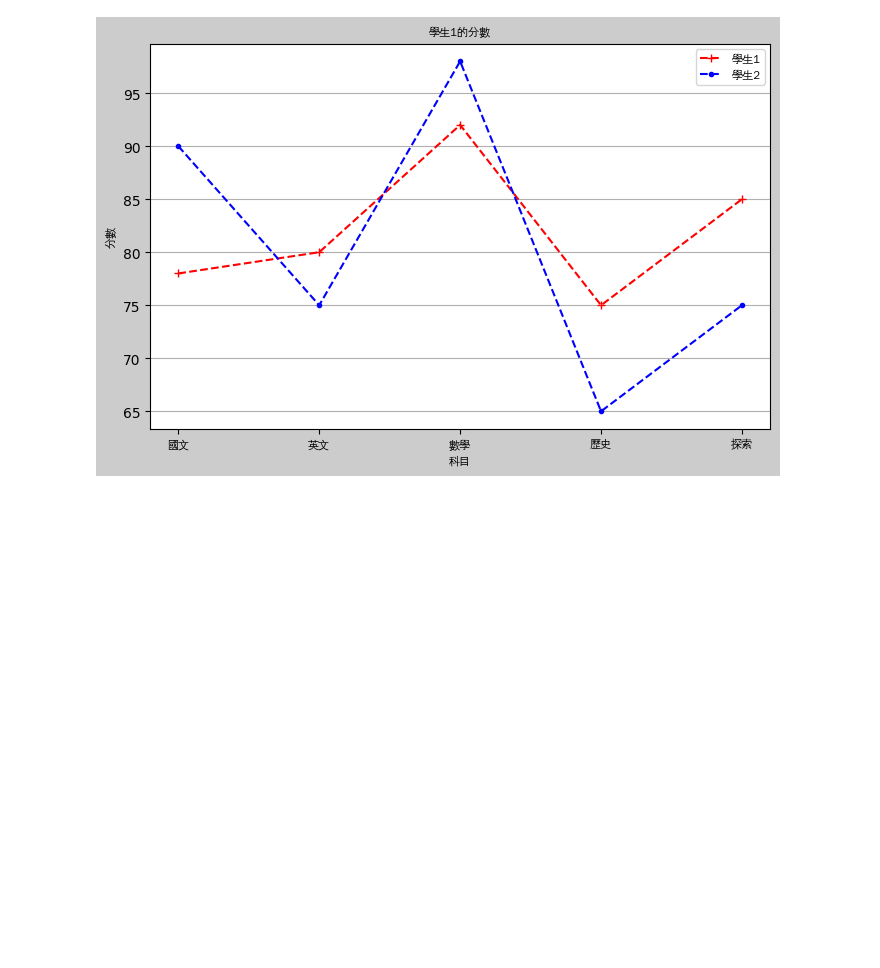
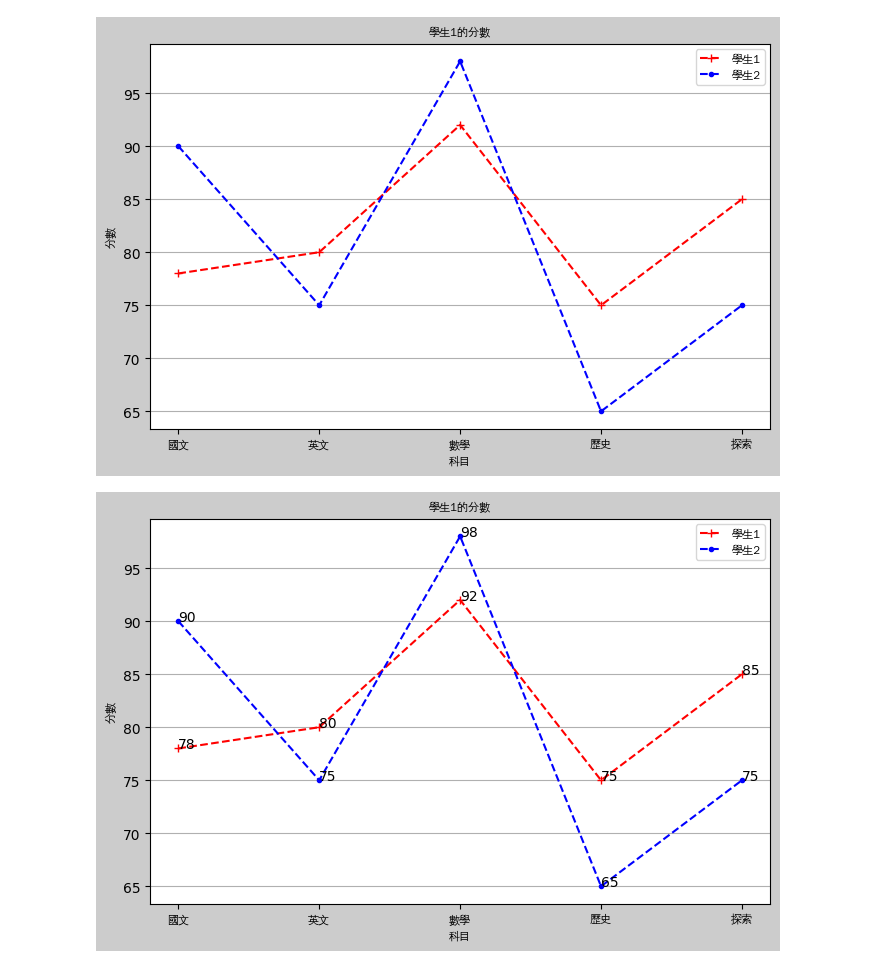
Before and after one commit to Ye-Yu-Xi/_2024_06_04_, a Jupyter notebook: lesson15_1.ipynb, the cells around one changed output. Drawn from its saved outputs; the diff is of its cells as text; code cells hidden in the pictures; blank space fills up the shorter version.

```diff
--- a/lesson15_1.ipynb
+++ b/lesson15_1.ipynb
@@ -35,0 +38,43 @@ plt.show()     #顯示圖表
+# %%
+import matplotlib.pyplot as plt
+from matplotlib.font_manager import FontProperties
+
+#mac font=FontProperties(fname='/Library/Fonts/Arial Unicode.ttf',size=8)     ←左邊fname~.ttf是字型的路徑
+#mac font1=FontProperties(fname='/Library/Fonts/Arial Unicode.ttf',size=12)   ←左邊fname~.ttf是字型的路徑
+#windows font=FontProperties(fname=r'c:\windows\fonts\simsun.ttc,size=8)
+font=FontProperties(fname='/usr/share/fonts/truetype/wqy/wqy-zenhei.ttc',size=8)
+font1=FontProperties(fname='/usr/share/fonts/truetype/wqy/wqy-zenhei.ttc',size=12)
+
+student1 = {'國文':78, '英文':80, '數學':92, '歷史':75, '探索':85}
+student2 = {'國文':90, '英文':75, '數學':98, '歷史':65, '探索':75}
+student1.keys()
+student1.values()
+
+figure = plt.figure(figsize=[8,5],facecolor='#cccccc')   #建立畫布
+axes = figure.add_subplot(1,1,1)  #加入圖表
+student1_values_list  = list(student1.values())   #把value(dict)轉成 list
+student2_values_list  = list(student2.values())   #把value(dict)轉成 list
+axes.plot(student1.keys(),student1_values_list,'r--+',label='學生1')  #設定XY軸,標記的種類樣式,圖例標籤
+axes.plot(student2.keys(),student2_values_list,'b--.',label='學生2')  #設定XY軸 ,標記的種類樣式,圖例標籤
+axes.set_xticklabels(student1.keys(),fontproperties=font)  # 本來中文跑不出來，用fontproperties=font來解決我選用上方size=8的變數
+axes.set_title('學生1的分數',fontproperties=font)   #設定圖表標題
+axes.set_xlabel('科目',fontproperties=font)    #設定X軸的標籤
+axes.set_ylabel('分數',fontproperties=font)    #設定Y軸的標籤
+axes.grid(axis='y')     #顯示y軸背景線
+axes.legend(prop=font)  #設置圖例
+#axes.annotate('75',[1,90])    #annotate=註解
+xlocation =axes.get_xticks()
+#ylocation =axes.get_yticks()
+xtick_count = len(xlocation)    # xtick_count的長度為5
+for i in range(xtick_count):         #用迴圈為0,1,2,3,4
+    x = xlocation[i]
+    y1 = student1_values_list[i]
+    y2 = student2_values_list[i]
+    axes.annotate(str(y1),[x,y1])   #設定註解座標(註解內容),[X,Y座標])
+    axes.annotate(str(y2),[x,y2])   #設定註解座標(註解內容),[X,Y座標])
+
+
+
+plt.show()     #顯示圖表
+# %% [output]
+[figure, added]
```
Also changed, not shown: parts of 1 cell of this notebook.
